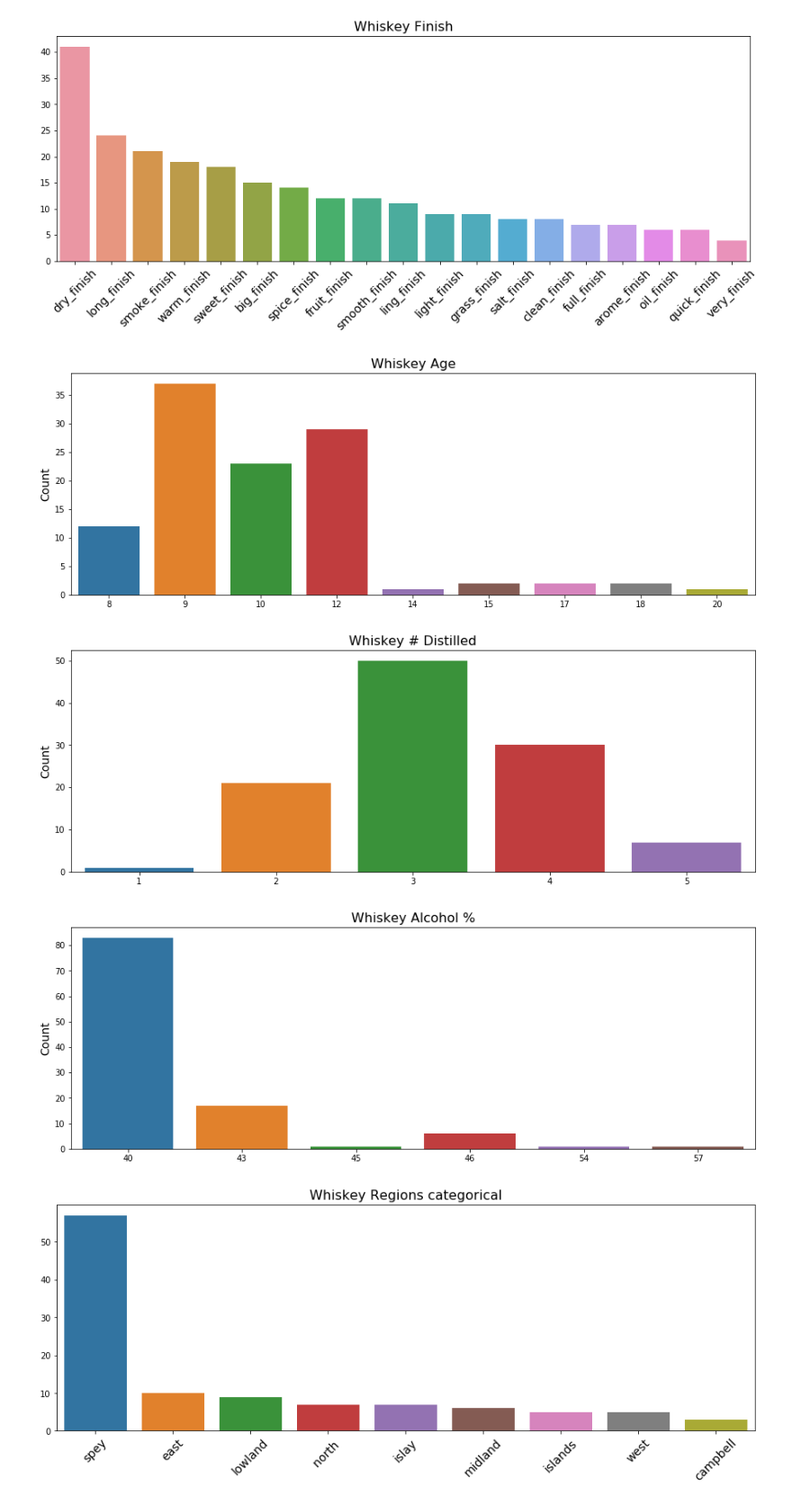
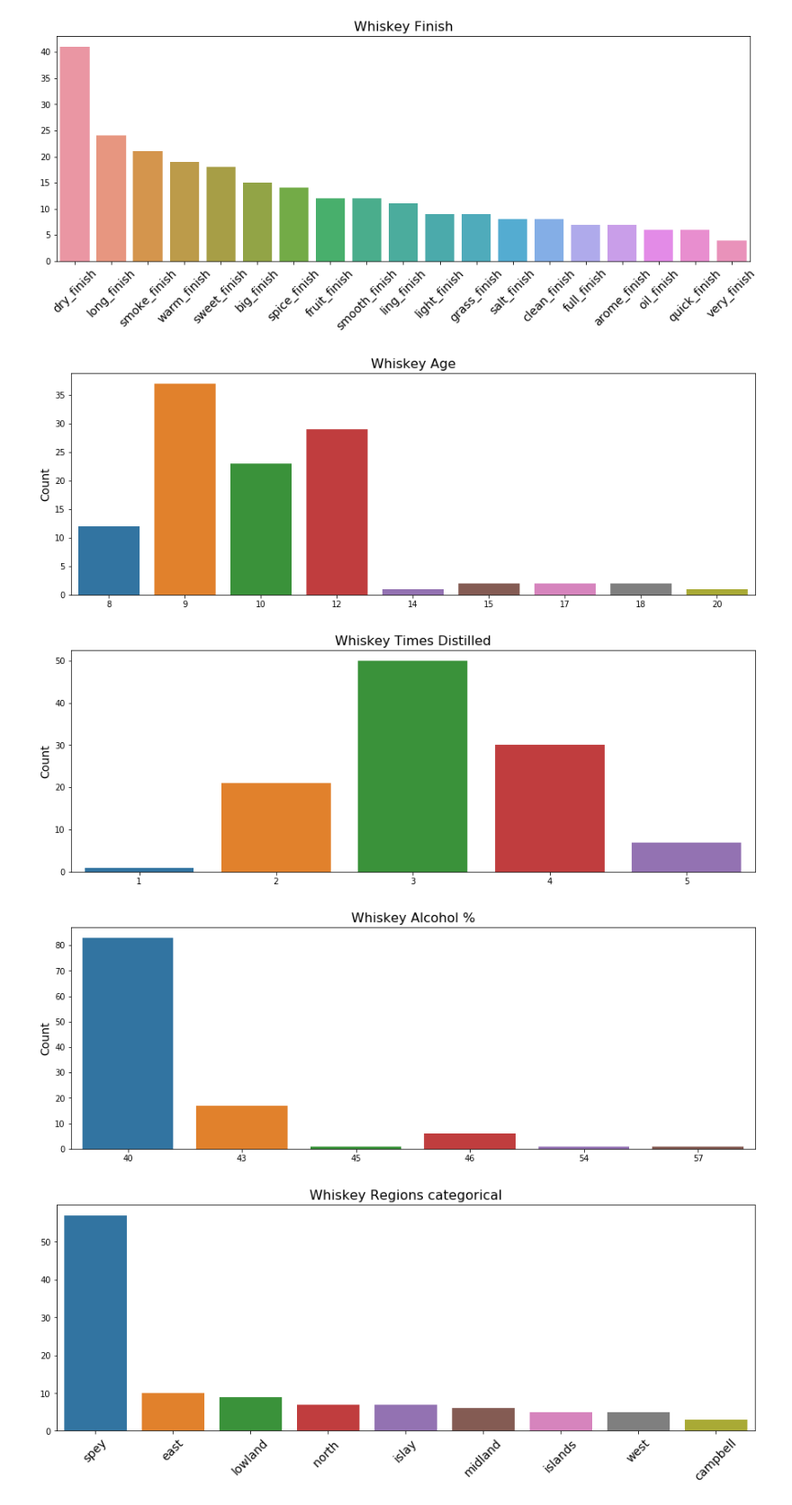
Before and after one commit to Michal-Mat/Scotch-Whiskey, a Jupyter notebook: Scotch-Whiskey.ipynb, the cells around one changed output. Shown at 90% size. Drawn from its saved outputs; the diff is of its cells as text; code cells hidden in the pictures.

```diff
--- a/Scotch-Whiskey.ipynb
+++ b/Scotch-Whiskey.ipynb
@@ -249,14 +249,14 @@ for i, item in enumerate(titles_cat):
 [figure]
 [figure]
 # %%
-titles = ['Age', '# Distilled', 'Alcohol %']
+titles = ['Age', 'Times Distilled', 'Alcohol %']
 cols = ['age', 'dist', '%']
 
 for i, item in enumerate(titles):
     plot_bar_num(cols[i], df, item)
 # %% [output]
 [figure]
-[figure, old version]
+[figure, new version]
 [figure]
 # %%
 regions_cat = ['islay', 'midland', 'spey',
```
Also changed, not shown: parts of 11 cells of this notebook.
